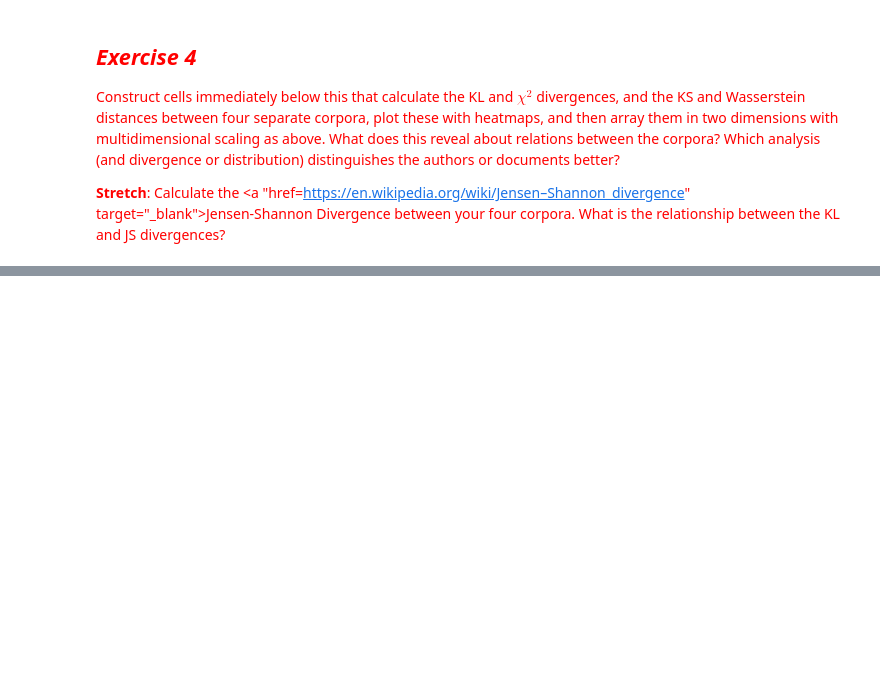
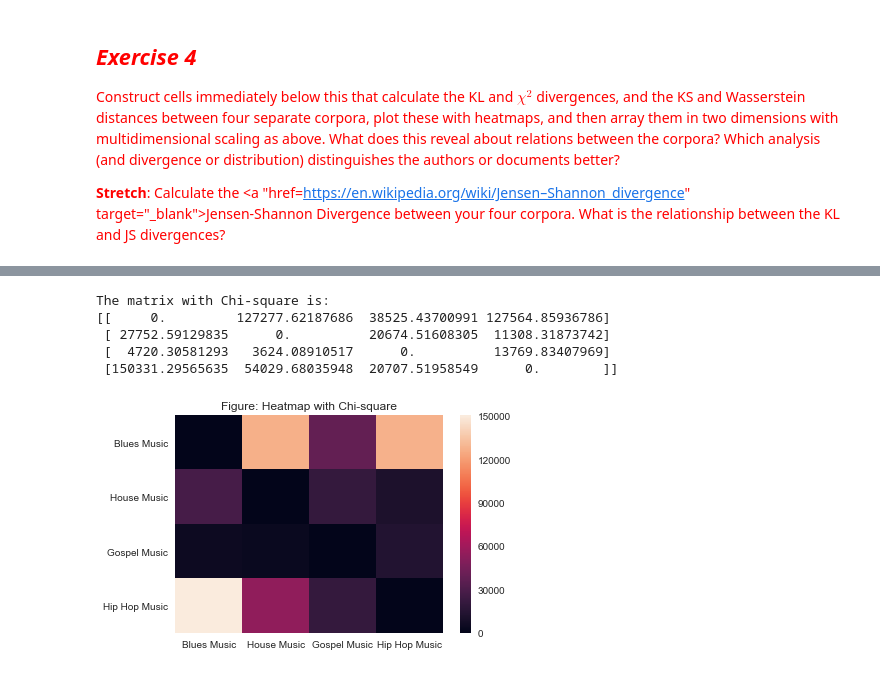
Before and after one commit to xywu-soc/content-analysis-2018, a Jupyter notebook: 2-Corpus-Linguistics/2-Corpus-Linguistics.ipynb, the cells around one changed output, grey strips where cells are left out. Cells and saved outputs as stored; diff of their text form; code cells hidden in the pictures; blank space fills up the shorter version.

```diff
--- a/2-Corpus-Linguistics/2-Corpus-Linguistics.ipynb
+++ b/2-Corpus-Linguistics/2-Corpus-Linguistics.ipynb
@@ -1552,12 +1573,22 @@ plt.show()
 # %%
 L = []
 for p in music_corpora:
     l = []
     for q in music_corpora:
         l.append(Divergence(p,q, difference = 'Chi2'))
     L.append(l)
 M = np.array(L)
+print('The matrix with Chi-square is:')
+print(M)
 fig = plt.figure()
 div = pandas.DataFrame(M, columns = music_types, index = music_types)
 ax = sns.heatmap(div)
+plt.title('Figure: Heatmap with Chi-square')
 plt.show()
+# %% [output]
+The matrix with Chi-square is:
+[[     0.         127277.62187686  38525.43700991 127564.85936786]
+ [ 27752.59129835      0.          20674.51608305  11308.31873742]
+ [  4720.30581293   3624.08910517      0.          13769.83407969]
+ [150331.29565635  54029.68035948  20707.51958549      0.        ]]
+[figure, added]
```
Also changed, not shown: parts of 9 cells of this notebook.
